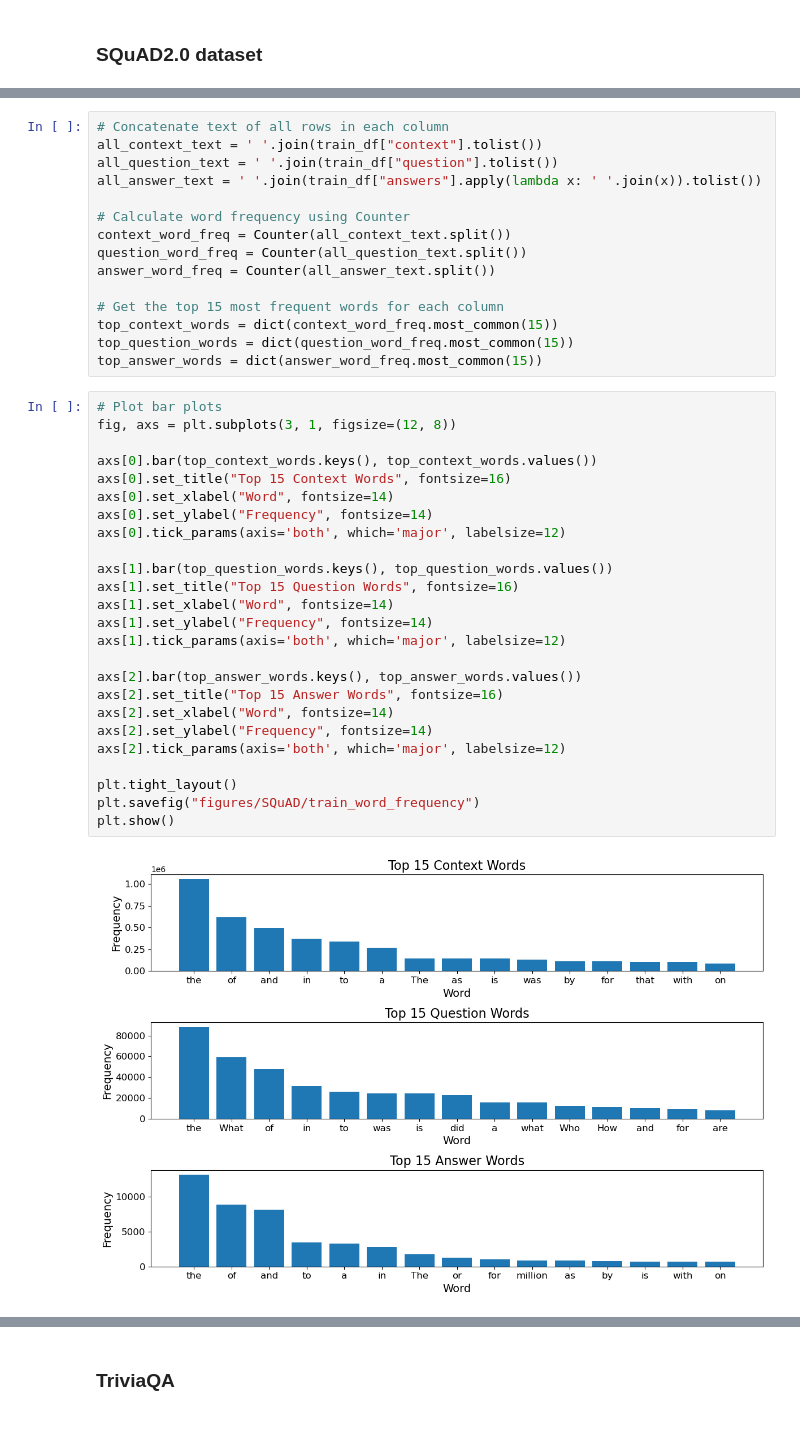
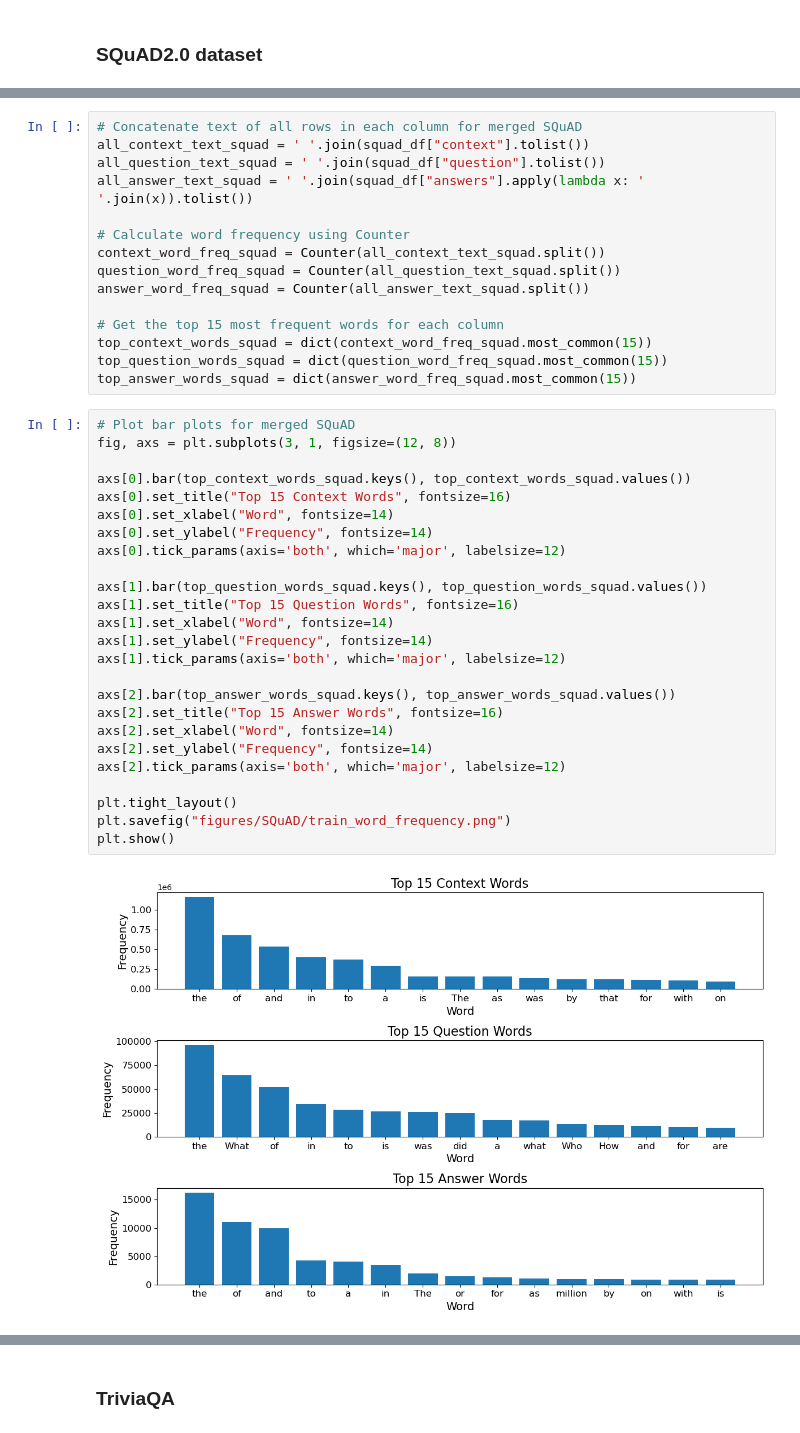
Before and after one commit to christian-hobelsberger/LLMUncertainty, a Jupyter notebook: dataset_analysis.ipynb, the cells around one changed output, grey strips where cells are left out. Saved outputs shown, nothing was run; the diff lists cells and outputs as text.

```diff
--- a/dataset_analysis.ipynb
+++ b/dataset_analysis.ipynb
@@ -185,43 +218,43 @@ example_table
 # %%
-# Concatenate text of all rows in each column
-all_context_text = ' '.join(train_df["context"].tolist())
-all_question_text = ' '.join(train_df["question"].tolist())
-all_answer_text = ' '.join(train_df["answers"].apply(lambda x: ' '.join(x)).tolist())
+# Concatenate text of all rows in each column for merged SQuAD
+all_context_text_squad = ' '.join(squad_df["context"].tolist())
+all_question_text_squad = ' '.join(squad_df["question"].tolist())
+all_answer_text_squad = ' '.join(squad_df["answers"].apply(lambda x: ' '.join(x)).tolist())
 
 # Calculate word frequency using Counter
-context_word_freq = Counter(all_context_text.split())
-question_word_freq = Counter(all_question_text.split())
-answer_word_freq = Counter(all_answer_text.split())
+context_word_freq_squad = Counter(all_context_text_squad.split())
+question_word_freq_squad = Counter(all_question_text_squad.split())
+answer_word_freq_squad = Counter(all_answer_text_squad.split())
 
 # Get the top 15 most frequent words for each column
-top_context_words = dict(context_word_freq.most_common(15))
-top_question_words = dict(question_word_freq.most_common(15))
-top_answer_words = dict(answer_word_freq.most_common(15))
+top_context_words_squad = dict(context_word_freq_squad.most_common(15))
+top_question_words_squad = dict(question_word_freq_squad.most_common(15))
+top_answer_words_squad = dict(answer_word_freq_squad.most_common(15))
 # %%
-# Plot bar plots
+# Plot bar plots for merged SQuAD
 fig, axs = plt.subplots(3, 1, figsize=(12, 8))
 
-axs[0].bar(top_context_words.keys(), top_context_words.values())
+axs[0].bar(top_context_words_squad.keys(), top_context_words_squad.values())
 axs[0].set_title("Top 15 Context Words", fontsize=16)
 axs[0].set_xlabel("Word", fontsize=14)
 axs[0].set_ylabel("Frequency", fontsize=14)
 axs[0].tick_params(axis='both', which='major', labelsize=12)
 
-axs[1].bar(top_question_words.keys(), top_question_words.values())
+axs[1].bar(top_question_words_squad.keys(), top_question_words_squad.values())
 axs[1].set_title("Top 15 Question Words", fontsize=16)
 axs[1].set_xlabel("Word", fontsize=14)
 axs[1].set_ylabel("Frequency", fontsize=14)
 axs[1].tick_params(axis='both', which='major', labelsize=12)
 
-axs[2].bar(top_answer_words.keys(), top_answer_words.values())
+axs[2].bar(top_answer_words_squad.keys(), top_answer_words_squad.values())
 axs[2].set_title("Top 15 Answer Words", fontsize=16)
 axs[2].set_xlabel("Word", fontsize=14)
 axs[2].set_ylabel("Frequency", fontsize=14)
 axs[2].tick_params(axis='both', which='major', labelsize=12)
 
 plt.tight_layout()
-plt.savefig("figures/SQuAD/train_word_frequency")
+plt.savefig("figures/SQuAD/train_word_frequency.png")
 plt.show()
 # %% [output]
-[figure, old version]
+[figure, new version]
 # %%
```
Also changed, not shown: parts of 11 cells of this notebook, 17 other files.
